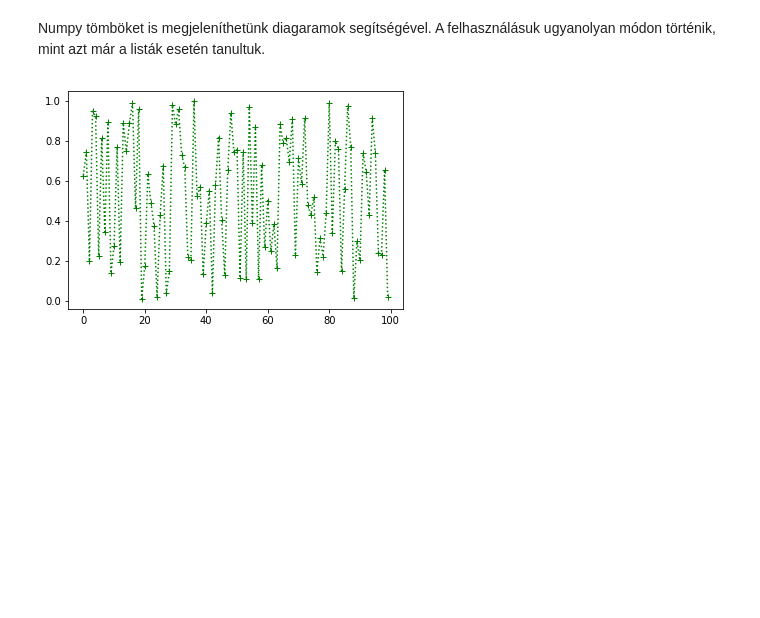
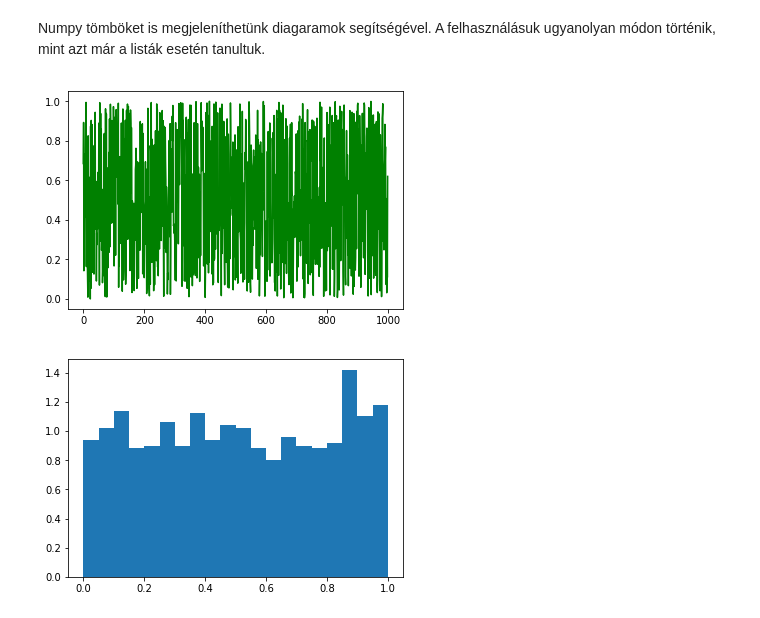
Before and after one commit to horverno/sze-academic-python, a Jupyter notebook: eload/ea05.ipynb, the cells around one changed output. Saved outputs shown, nothing was run; the diff lists cells and outputs as text; code cells hidden in the pictures; blank space fills up the shorter version.

```diff
--- a/eload/ea05.ipynb
+++ b/eload/ea05.ipynb
@@ -273,12 +310,15 @@ Numpy tömböket is megjeleníthetünk diagaramok segítségével. A felhasznál
 # %%
 import matplotlib.pyplot as plt
 
 %matplotlib inline
 
-x = np.arange(100)
-y = np.random.random([100])
+x = np.arange(1000)
+y = np.random.random([1000])
 
-plt.plot(x, y, "g+:")
+plt.plot(x, y, "g")
 plt.show()
+plt.hist(y, 20, density=True) # hisztogram, gyakorisági sűrűség
+plt.show()
 # %% [output]
-[figure, old version]
+[figure, new version]
+[figure, added]
```
Also changed, not shown: parts of 14 cells of this notebook, 3 other files.
